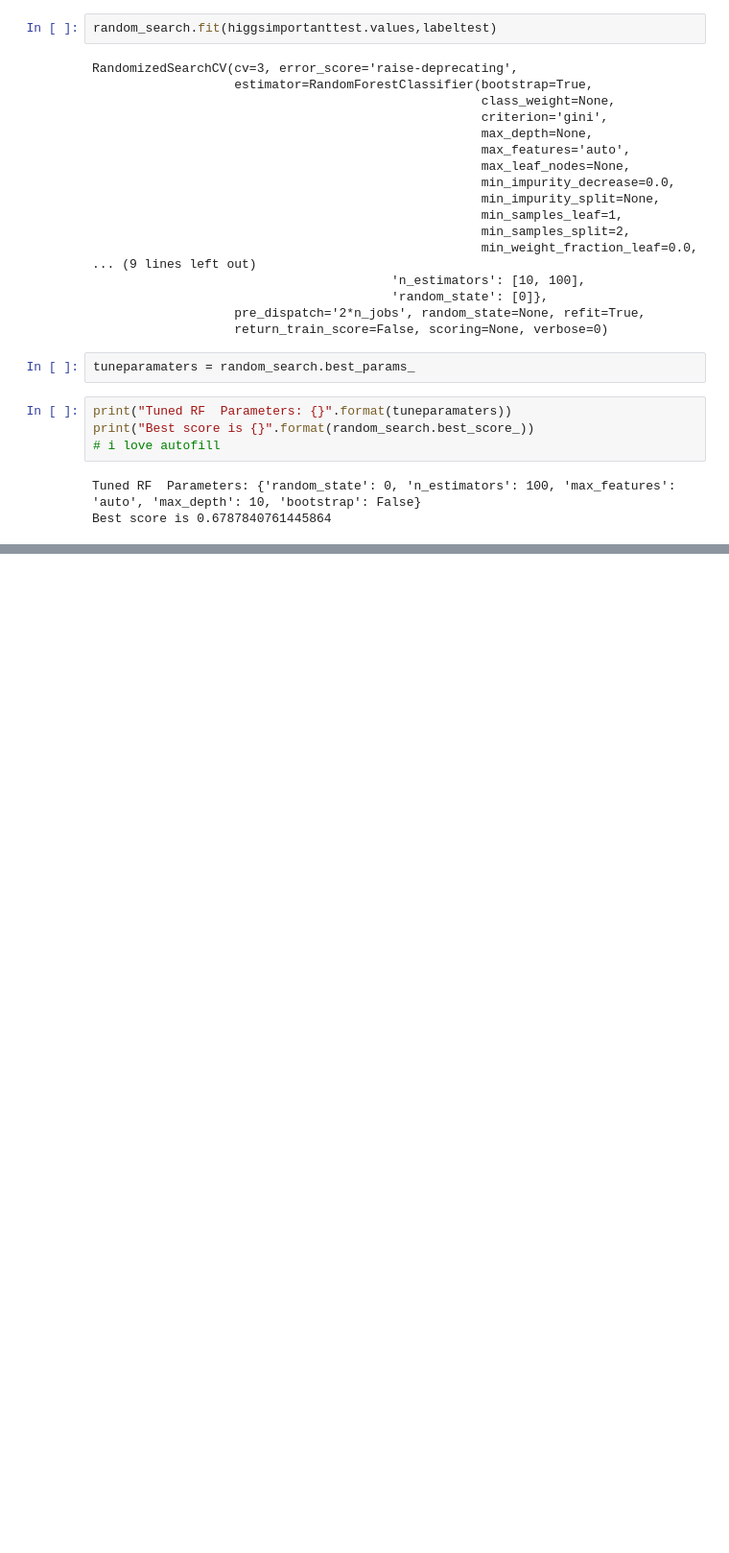
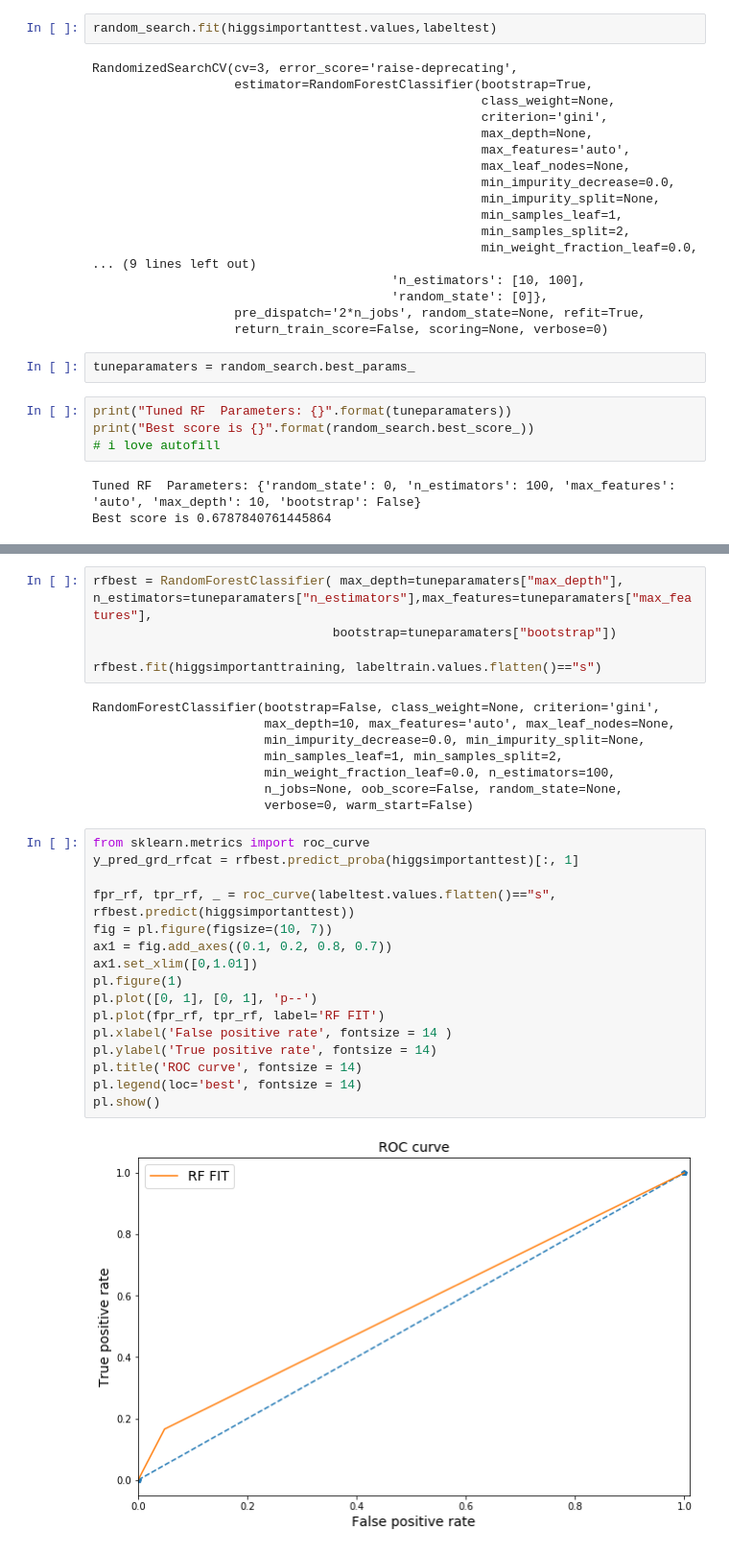
Before and after one commit to exalteded/DSPS, a Jupyter notebook: HW9/higgsbosonSearch.ipynb, the cells around one changed output, grey strips where cells are left out. Shown: that part at 96% size. Saved outputs shown, nothing was run; the diff lists cells and outputs as text; blank space fills up the shorter version.

```diff
--- a/HW9/higgsbosonSearch.ipynb
+++ b/HW9/higgsbosonSearch.ipynb
@@ -423,3 +423,34 @@ finalsearchresults
 # %% [output]
 |  | mean_fit_time | std_fit_time | mean_score_time | std_score_time | param_random_state | param_n_estimators | ... |
 | 0 | 2.928216 | 0.018286 | 0.185882 | 0.000945 | 0 | 100 | ... |
+# %%
+rfbest = RandomForestClassifier( max_depth=tuneparamaters["max_depth"], n_estimators=tuneparamaters["n_estimators"],max_features=tuneparamaters["max_features"],
+                                bootstrap=tuneparamaters["bootstrap"])
+
+rfbest.fit(higgsimportanttraining, labeltrain.values.flatten()=="s")
+# %% [output]
+RandomForestClassifier(bootstrap=False, class_weight=None, criterion='gini',
+                       max_depth=10, max_features='auto', max_leaf_nodes=None,
+                       min_impurity_decrease=0.0, min_impurity_split=None,
+                       min_samples_leaf=1, min_samples_split=2,
+                       min_weight_fraction_leaf=0.0, n_estimators=100,
+                       n_jobs=None, oob_score=False, random_state=None,
+                       verbose=0, warm_start=False)
+# %%
+from sklearn.metrics import roc_curve
+y_pred_grd_rfcat = rfbest.predict_proba(higgsimportanttest)[:, 1]
+
+fpr_rf, tpr_rf, _ = roc_curve(labeltest.values.flatten()=="s", rfbest.predict(higgsimportanttest))
+fig = pl.figure(figsize=(10, 7))
+ax1 = fig.add_axes((0.1, 0.2, 0.8, 0.7))
+ax1.set_xlim([0,1.01])
+pl.figure(1)
+pl.plot([0, 1], [0, 1], 'p--')
+pl.plot(fpr_rf, tpr_rf, label='RF FIT')
+pl.xlabel('False positive rate', fontsize = 14 )
+pl.ylabel('True positive rate', fontsize = 14)
+pl.title('ROC curve', fontsize = 14)
+pl.legend(loc='best', fontsize = 14)
+pl.show()
+# %% [output]
+[figure, added]
```
